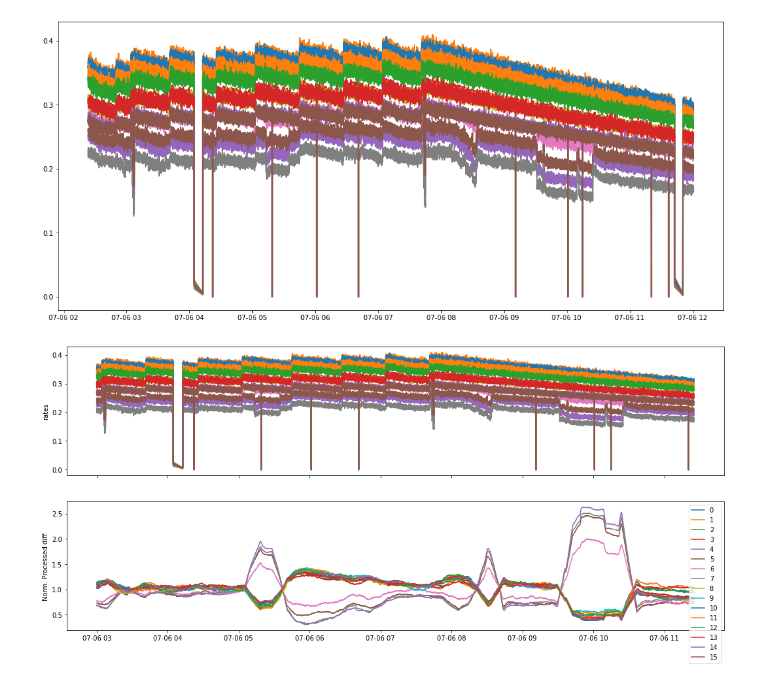
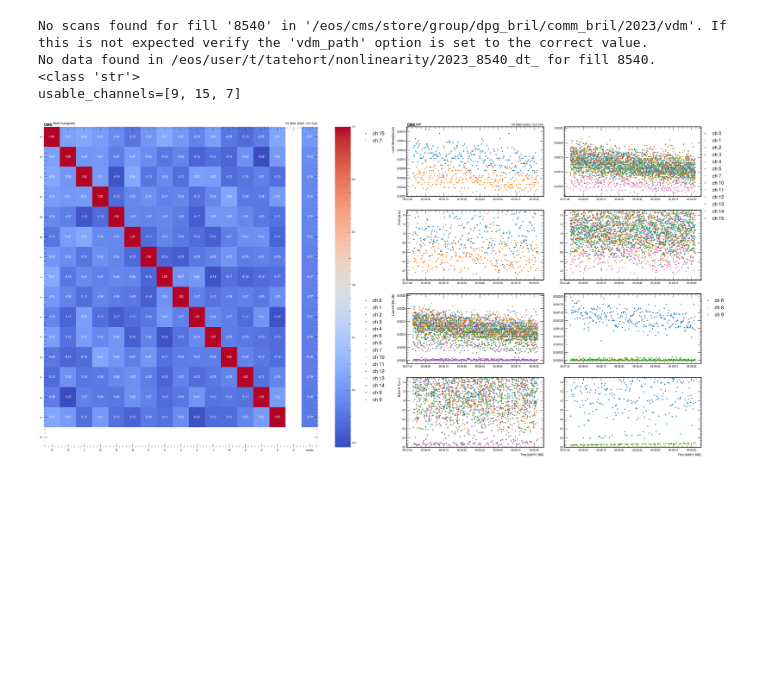
Before and after one commit to walterrq/laf_BRIL_2025, a Jupyter notebook: src/Test_Model.ipynb, the cells around one changed output. Saved outputs shown, nothing was run; the diff lists cells and outputs as text; code cells hidden in the pictures; blank space fills up the shorter version.

Commit message:
Updates the figure of merit and the runner to in analyze with correlation, LSAD and to have the plots in the same figure

```diff
--- a/src/Test_Model.ipynb
+++ b/src/Test_Model.ipynb
@@ -13,27 +24 @@ from model.preprocessor import DifferencePreprocessor
-# %%
-rates_df = read_fill(Path("example_7921_updated"), 7921, "plt", remove_scans=True, index_filter=(0.03,0.97))[1]
-rates_df.head()
-
-rates_df.drop(columns = ['avgraw_plt0', 'avgraw_plt1', 'avgraw_plt2',
-                         'avgraw_plt3', 'avgraw_plt4', 'avgraw_plt5', 'avgraw_plt6',
-                         'avgraw_plt7', 'avgraw_plt8', 'avgraw_plt9', 'avgraw_plt10',
-                         'avgraw_plt11', 'avgraw_plt12', 'avgraw_plt13', 'avgraw_plt14',
-                         'avgraw_plt15', 'run', 'lsnum'],
-              inplace = True)
-rates_df = rates_df.dropna()
-rates_df.time = pd.to_datetime(rates_df.time, unit = 's')
-rates_df.set_index('time', inplace = True)
-rates_df.index.name = None
-rates_df = rates_df[np.sum(rates_df, axis = 1) < 11]
-rates_df.columns = [i for i in range(16)]
-
-plt.figure(figsize = (18, 8))
-for ch in rates_df.columns:
-    #processed_diff[ch] = processed_diff[ch] / processed_diff[ch].mean()
-    #ax[0].scatter(rates_df[ch].index, rates_df[ch].values, s=4, label=None)
-    plt.plot(rates_df[ch].index, rates_df[ch].values, linewidth = 2, label=None)
-    #sns.lineplot(data=rates_df[ch], label=ch, ax = ax[0])
-    #sns.lineplot(data=processed_diff[ch], label=ch, ax = ax[1])
-# %% [output]
-[figure, removed]
 # %%
@@ -184,8 +920,25 @@ class Processor:
 # %%
+fill_number = 8540
+year = 2023
+mainpath = "/eos/user/t/tatehort/nonlinearity"
+plt_path = f'{mainpath}/{year}_{fill_number}_plt'
+#plt_path= f"{mainpath}/{fill_number}"
+dt_pickles_path = f'{mainpath}/{year}_{fill_number}_dt_'
+
 searcher = Processor()
-df = searcher("example_7921_updated", 7921)
+df, rates_df_lin, ratio_lin = searcher(pickles_path_plt = plt_path,
+#df = searcher(pickles_path_plt = plt_path,
+                                   pickles_path_dt = dt_pickles_path,
+                                   fill_number = fill_number,
+                                   year = 2023,
+                                   corrs_path = '/eos/user/t/tatehort/nonlinearity/corrs_all.json',
+                                   store_path = '.')
 # %% [output]
+No scans found for fill '8540' in '/eos/cms/store/group/dpg_bril/comm_bril/2023/vdm'. If this is not expected verify the 'vdm_path' option is set to the correct value.
+No data found in /eos/user/t/tatehort/nonlinearity/2023_8540_dt_ for fill 8540.
+<class 'str'>
+usable_channels=[9, 15, 7]
-[figure, old version]
+[figure, new version]
 # %%
 df
 # %%
```
Also changed, not shown: parts of 2 cells of this notebook, 2 other files.
